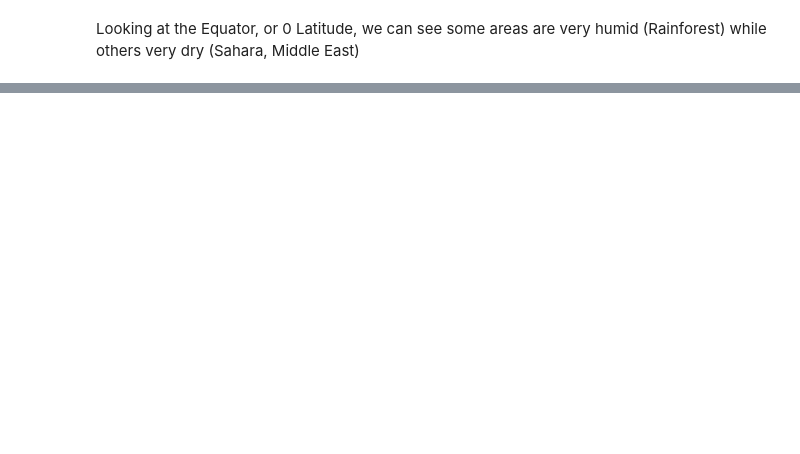
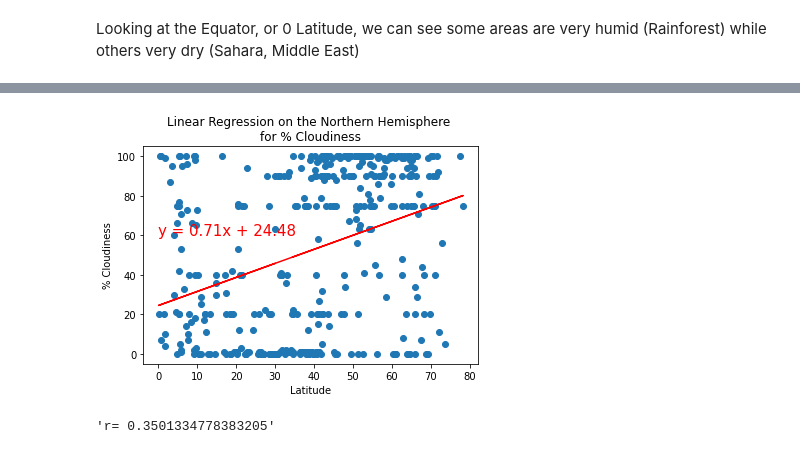
Before and after one commit to svmanohar/world_weather_analysis, a Jupyter notebook: WeatherPy.ipynb, the cells around one changed output, grey strips where cells are left out. Cells and saved outputs as stored; diff of their text form; code cells hidden in the pictures; blank space fills up the shorter version.

```diff
--- a/WeatherPy.ipynb
+++ b/WeatherPy.ipynb
@@ -329,0 +423,12 @@ plt.show()
+# %%
+# Refactor code to perform linear regression on latitude vs % cloudiness
+
+# Linear regression on the Northern Hemisphere, switching out Max Temp for Percent Cloudiness
+x_values = northern_hemi_df["Lat"]
+y_values = northern_hemi_df["Cloudiness"]
+# Call the function.
+plot_linear_regression(x_values, y_values,
+                       'Linear Regression on the Northern Hemisphere \nfor % Cloudiness', '% Cloudiness',(0,60))
+# %% [output]
+[figure, added]
+'r= 0.3501334778383205'
```
Also changed, not shown: parts of 19 cells of this notebook, 5 other files.
